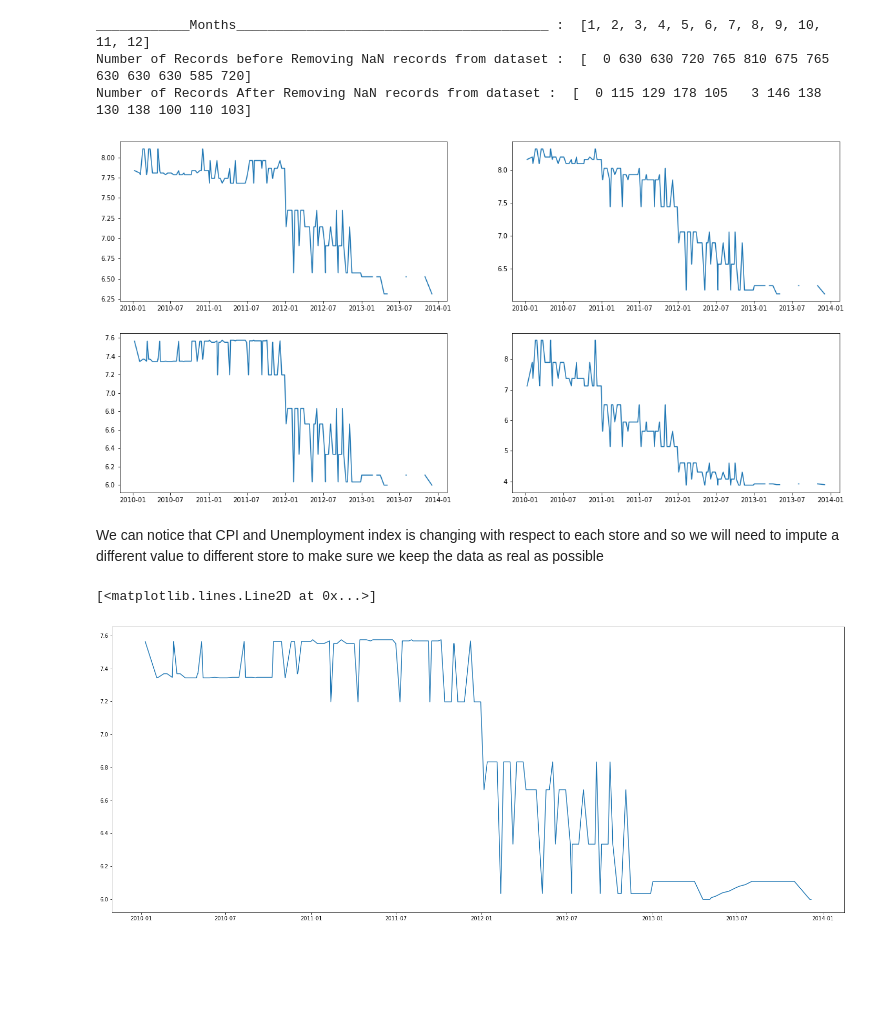
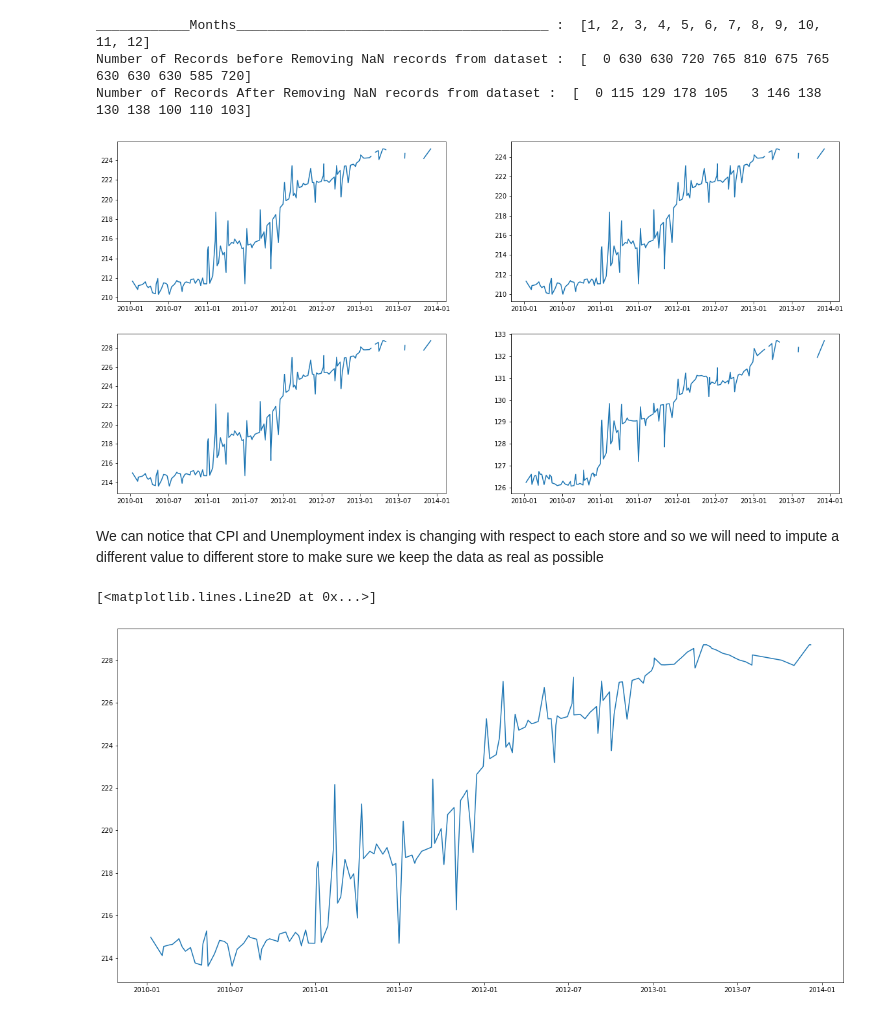
Before and after one commit to shivtejshete/Retail_Analytics, a Jupyter notebook: Modeling.ipynb, the cells around one changed output. Cells and saved outputs as stored; diff of their text form; code cells hidden in the pictures; blank space fills up the shorter version.

```diff
--- a/Modeling.ipynb
+++ b/Modeling.ipynb
@@ -211,17 +211,17 @@ stores1 = merged.Store.unique()
 plt.figure(figsize=(20,10))
 for i in range(4):
   plt.subplot(2,2,i+1)
-  plt.plot(merged[merged.Store==stores1[i]].reset_index(drop=True).sort_values(by='Date').Date,merged[merged.Store==stores1[i]].reset_index(drop=True).sort_values(by='Date').Unemployment )
+  plt.plot(merged[merged.Store==stores1[i]].sort_values(by='Date').reset_index(drop=True).Date,merged[merged.Store==stores1[i]].sort_values(by='Date').reset_index(drop=True).CPI)
 # %% [output]
-[figure, old version]
+[figure, new version]
 # %% [markdown]
 We can notice that CPI and Unemployment index is changing with respect to each store and so we will need to impute a different value to different store to make sure we keep the data as real as possible
 # %%
-plt.figure(figsize=(25,10))
-plt.plot(merged[merged.Store==stores1[2]].reset_index(drop=True).sort_values(by='Date').Date,merged[merged.Store==stores1[2]].reset_index(drop=True).sort_values(by='Date').Unemployment.interpolate())
+plt.figure(figsize=(20,10))
+plt.plot(merged[merged.Store==stores1[2]].sort_values(by='Date').reset_index(drop=True).Date,merged[merged.Store==stores1[2]].sort_values(by='Date').reset_index(drop=True).CPI.interpolate())
 # %% [output]
 [<matplotlib.lines.Line2D at 0x...>]
-[figure, old version]
+[figure, new version]
 # %%
 interpolated = []
 
```
Also changed, not shown: parts of 3 cells of this notebook.
